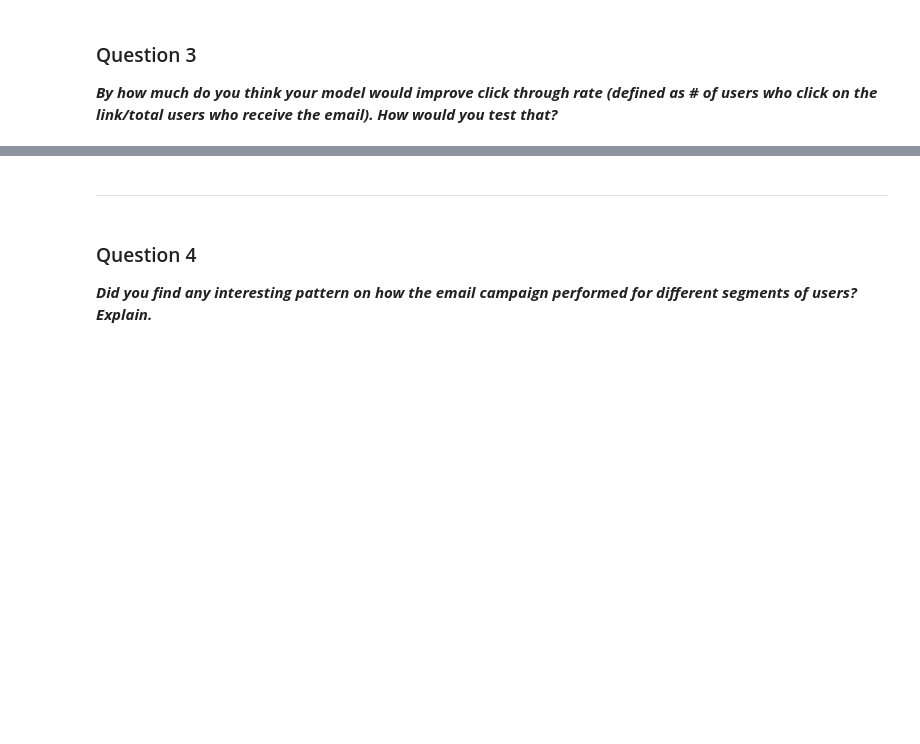
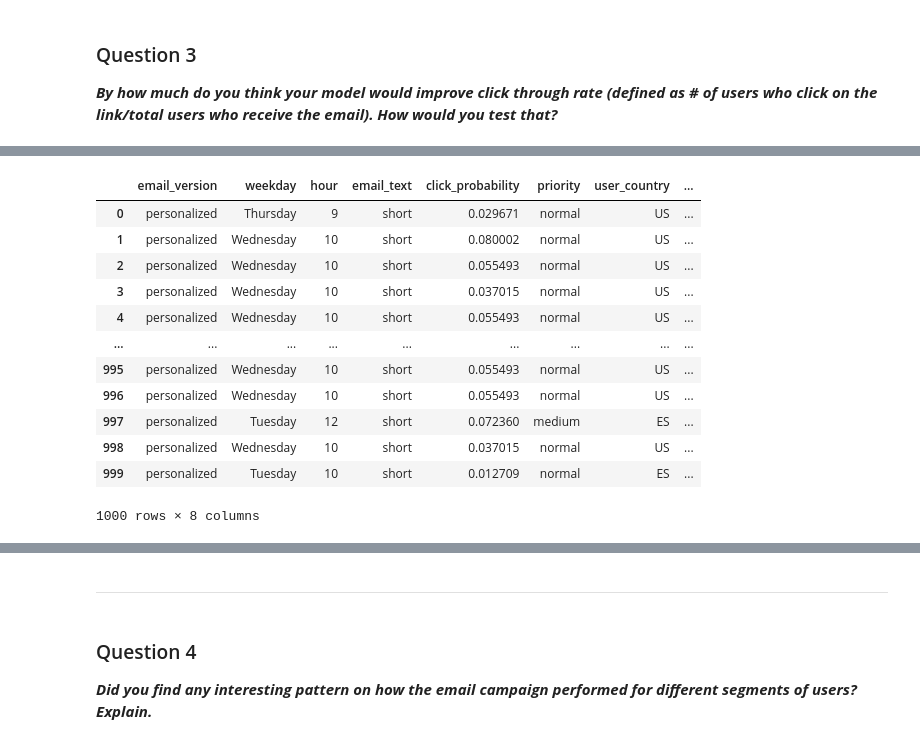
Before and after one commit to AbhaySDubey/email_campaign_optimization, a Jupyter notebook: analysis.ipynb, the cells around one changed output, grey strips where cells are left out. Drawn from its saved outputs; the diff is of its cells as text; code cells hidden in the pictures; blank space fills up the shorter version.

```diff
--- a/analysis.ipynb
+++ b/analysis.ipynb
@@ -485,8 +485,8 @@ New shape: (100000, 18)
 | 3 | 1 | 1.000000e+00 | 6.123234e-17 | 0.0 | 1.0 | ... |
 | 4 | 6 | -5.000000e-01 | -8.660254e-01 | 1.0 | 0.0 | ... |
 # %%
-X = train_df.to_numpy()
-y_click = email_table_df['link_clicked'].to_numpy()
+X = train_df
+y_click = email_table_df['link_clicked']
 
 print(f'Shape of X: {X.shape}')
 print(f'Shape of y_click: {y_click.shape}')
@@ -499,6 +499,8 @@ from sklearn.ensemble import GradientBoostingClassifier
 from sklearn.metrics import roc_auc_score, average_precision_score
 
 X_train, X_test, y_train, y_test = train_test_split(X, y_click, random_state=42, test_size=0.2)
+X_train = X_train.to_numpy()
+y_train = y_train.to_numpy()
 print(f'Shape of X_train: {X_train.shape}')
 print(f'Shape of X_test: {X_test.shape}')
 print(f'Shape of y_train: {y_train.shape}')
@@ -640,6 +572,6 @@ def get_predicted_click_probability(user_features, model):
 # %%
 # probabilistic model
-def get_optimal_probailistic(sample=None):
+def get_optimal_probailistic(sample):
     """
     Get optimal email parameters based on a probabilistic approach using previously trained Gradient Boosting Classifier
     """
@@ -665,6 +597,7 @@ def get_optimal_probailistic(sample=None):
                     X_temp[f"email_text_{email_text}_email"] = 1
                     X_temp['hour_cos'] = np.cos(hour * (2 * np.pi / 24))
                     X_temp['hour_sin'] = np.sin(hour * (2 * np.pi / 24))
+
                     X_pred = X_temp.to_numpy()
                     prob = model.predict_proba(X_pred)
                     results.append({
@@ -685,7 +618,7 @@ def get_optimal_probailistic(sample=None):
     # results[0]['priority'] = priority
     optimal_params = results[0]
     optimal_params['priority'] = priority
-    optimal_params.pop('click_probability')
+    # optimal_params.pop('click_probability')
     return optimal_params
 
 
@@ -796,0 +745,38 @@ pred_probabilistic
+# %%
+# predict the most optimal parameters for each of the test set(X_test) samples and obtain the click_probability values returned therein
+from tqdm import tqdm
+
+X_test_temp = X_test.sample(1000, random_state=42)
+pred_test_opt_params = []
+countries = ['US', 'UK', 'ES', 'FR']
+
+for idx, row in tqdm(X_test_temp.iterrows(), desc='get_opt_params', ncols='25'):
+    user_country = 'US'
+    for country in countries:
+        if row[f'user_country_{country}'] == 1:
+            user_country = country
+            break
+
+    sample = {'user_past_purchases': row['user_past_purchases'], 'user_country': user_country}
+    sample = pd.Series(sample)
+    pred = get_optimal_params(sample=sample, model='probabilistic')
+    pred['user_country'] = user_country
+    pred['user_past_purchases'] = row['user_past_purchases']
+    pred_test_opt_params.append(pred)
+# %%
+pred_opt_params_df = pd.DataFrame(pred_test_opt_params)
+pred_opt_params_df
+# %% [output]
+|  | email_version | weekday | hour | email_text | click_probability | priority | user_country | ... |
+| 0 | personalized | Thursday | 9 | short | 0.029671 | normal | US | ... |
+| 1 | personalized | Wednesday | 10 | short | 0.080002 | normal | US | ... |
+| 2 | personalized | Wednesday | 10 | short | 0.055493 | normal | US | ... |
+| 3 | personalized | Wednesday | 10 | short | 0.037015 | normal | US | ... |
+| 4 | personalized | Wednesday | 10 | short | 0.055493 | normal | US | ... |
+| ... | ... | ... | ... | ... | ... | ... | ... | ... |
+| 995 | personalized | Wednesday | 10 | short | 0.055493 | normal | US | ... |
+| 996 | personalized | Wednesday | 10 | short | 0.055493 | normal | US | ... |
+| 997 | personalized | Tuesday | 12 | short | 0.072360 | medium | ES | ... |
+| 998 | personalized | Wednesday | 10 | short | 0.037015 | normal | US | ... |
+| 999 | personalized | Tuesday | 10 | short | 0.012709 | normal | ES | ... |
+1000 rows × 8 columns
```
Also changed, not shown: parts of 11 cells of this notebook.
